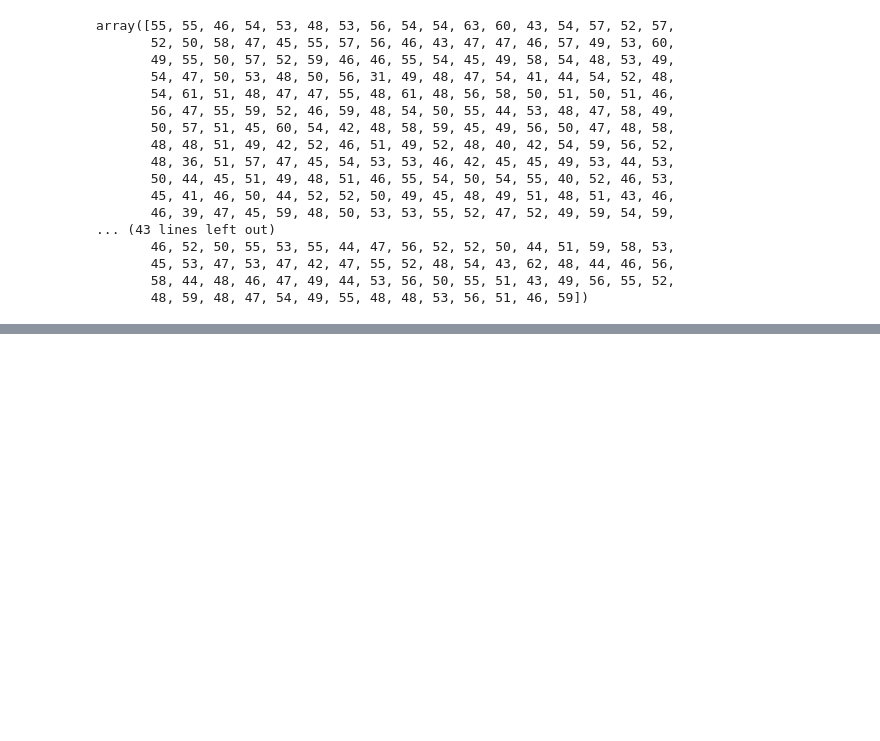
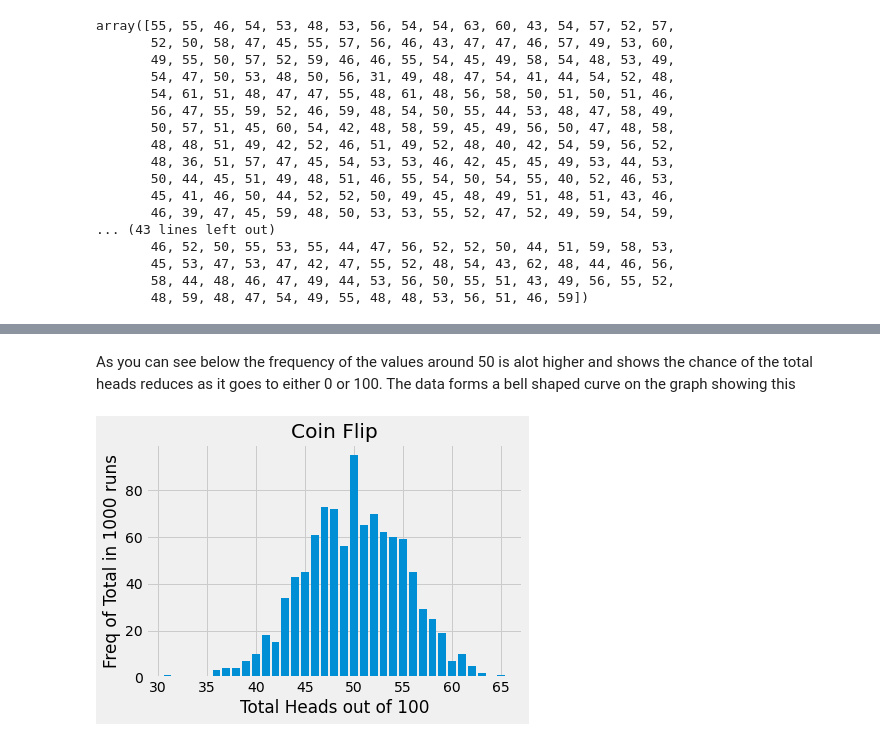
Before and after one commit to danielmccallion/Fundamentals_of_Data_Analysis-Tasks, a Jupyter notebook: Tasks.ipynb, the cells around one changed output, grey strips where cells are left out. Cells and saved outputs as stored; diff of their text form; code cells hidden in the pictures; blank space fills up the shorter version.

Commit message:
Graphed the coin flips for task 3

```diff
--- a/Tasks.ipynb
+++ b/Tasks.ipynb
@@ -351,0 +354,5 @@ array([55, 55, 46, 54, 53, 48, 53, 56, 54, 54, 63, 60, 43, 54, 57, 52, 57,
+# %%
+coin_flip_frequency = counts(list(coin_flip_array))
+# %%
+# Sort dictionary by keys for easier viewing
+coin_flip_frequency = dict(sorted(coin_flip_frequency.items()))
@@ -352,3 +382,15 @@ array([55, 55, 46, 54, 53, 48, 53, 56, 54, 54, 63, 60, 43, 54, 57, 52, 57,
+# %% [markdown]
+As you can see below the frequency of the values around 50 is alot higher and shows the chance of the total heads reduces as it goes to either 0 or 100. The data forms a bell shaped curve on the graph showing this
+# %%
+# Plot dictionary as graph using zip [14]
+plt.bar(*zip(*coin_flip_frequency.items()))
+# Set Labels [15]
+plt.title('Coin Flip')
+plt.xlabel('Total Heads out of 100')
+plt.ylabel('Freq of Total in 1000 runs')
+plt.show()
+# %% [output]
+[figure, added]
 # %% [markdown]
 ### References
 [1] Restrictions on Dictionary Keys
```
Also changed, not shown: parts of 5 cells of this notebook.
